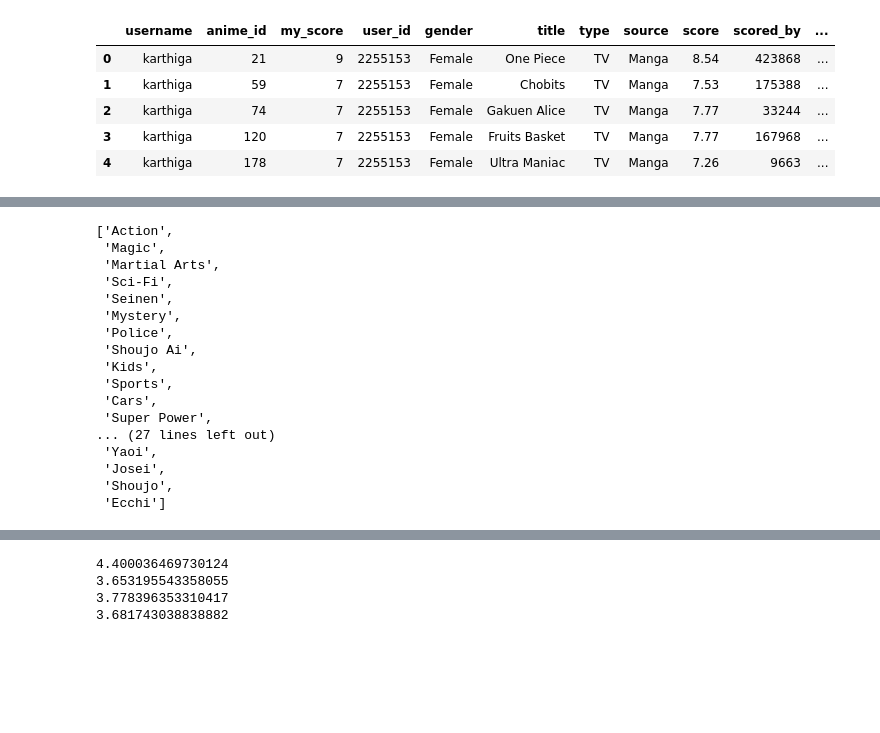
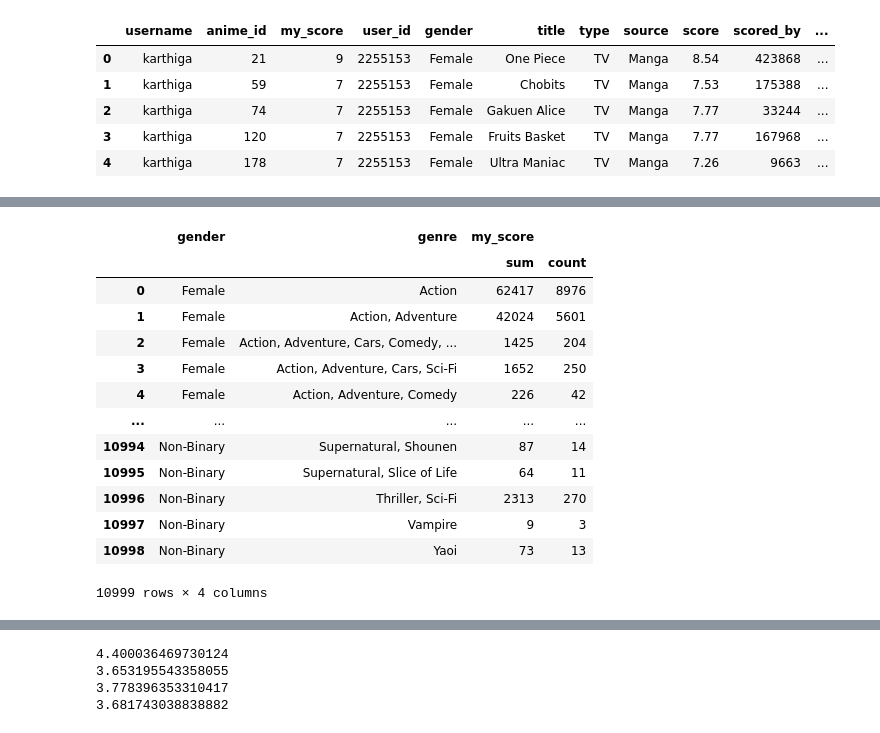
Before and after one commit to Rxsengxn/examine-anime-dataset, a Jupyter notebook: selge.ipynb, the cells around one changed output, grey strips where cells are left out. Drawn from its saved outputs; the diff is of its cells as text; code cells hidden in the pictures; blank space fills up the shorter version.

```diff
--- a/selge.ipynb
+++ b/selge.ipynb
@@ -1,10 +1,10 @@
 # %%
 import pandas as pd
 import numpy as np
-chunk = pd.read_csv("./Anime dataset 2023/final_animedataset.csv", chunksize=1000000)
-
-for df in chunk:
-    break
+#chunk = pd.read_csv("./Anime dataset 2023/final_animedataset.csv", chunksize=1000000)
+df = pd.read_csv("./Anime dataset 2023/final_animedataset.csv")
+#for df in chunk:
+#    break
 df.head(5)
 # %% [output]
 |  | username | anime_id | my_score | user_id | gender | title | type | source | score | scored_by | ... |
@@ -42,20 +67,18 @@ print(df1.head(5))
-# %%
-unique_genre
-# %% [output]
-['Action',
- 'Magic',
- 'Martial Arts',
- 'Sci-Fi',
- 'Seinen',
- 'Mystery',
- 'Police',
- 'Shoujo Ai',
- 'Kids',
- 'Sports',
- 'Cars',
- 'Super Power',
-... (27 lines left out)
- 'Yaoi',
- 'Josei',
- 'Shoujo',
- 'Ecchi']
+# %%
+a = df.groupby(["gender", "genre"], as_index = False).agg({"my_score": ["sum", "count"]})
+a
+# %% [output]
+|  | gender | genre | my_score |  |
+|  |  |  | sum | count |
+| 0 | Female | Action | 62417 | 8976 |
+| 1 | Female | Action, Adventure | 42024 | 5601 |
+| 2 | Female | Action, Adventure, Cars, Comedy, ... | 1425 | 204 |
+| 3 | Female | Action, Adventure, Cars, Sci-Fi | 1652 | 250 |
+| 4 | Female | Action, Adventure, Comedy | 226 | 42 |
+| ... | ... | ... | ... | ... |
+| 10994 | Non-Binary | Supernatural, Shounen | 87 | 14 |
+| 10995 | Non-Binary | Supernatural, Slice of Life | 64 | 11 |
+| 10996 | Non-Binary | Thriller, Sci-Fi | 2313 | 270 |
+| 10997 | Non-Binary | Vampire | 9 | 3 |
+| 10998 | Non-Binary | Yaoi | 73 | 13 |
+10999 rows × 4 columns
```
Also changed, not shown: parts of 11 cells of this notebook, 1 other file.
